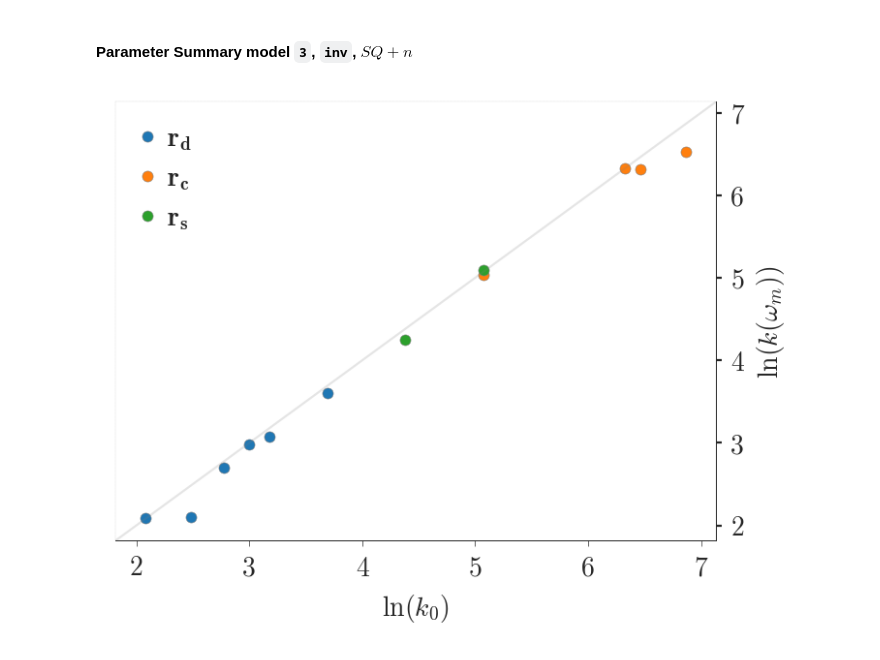
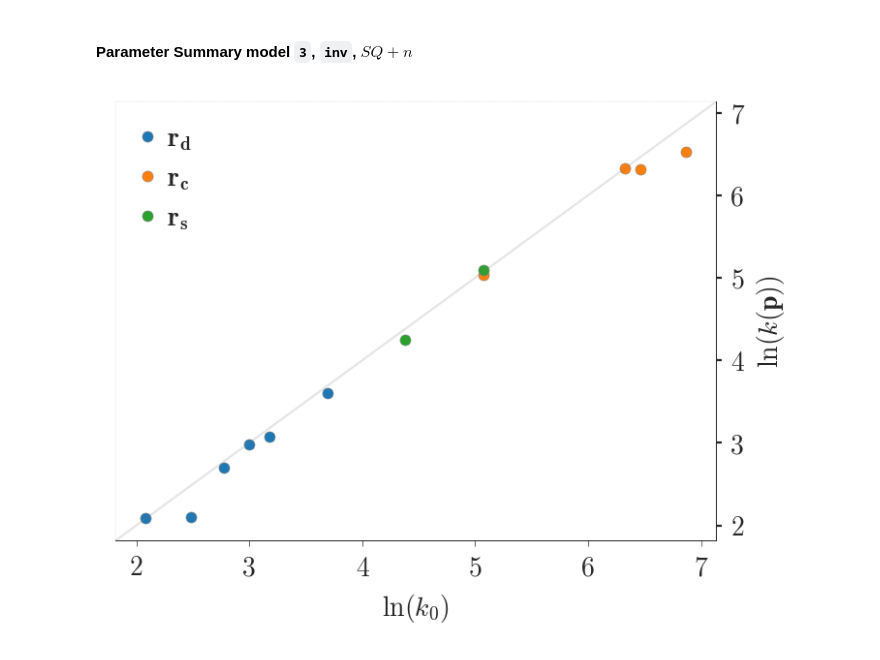
Before and after one commit to gusmaogabriels/kinn, a Jupyter notebook: paper/kinn_plotsgen_reg.ipynb, the cells around one changed output. Saved outputs shown, nothing was run; the diff lists cells and outputs as text; code cells hidden in the pictures.

```diff
--- a/paper/kinn_plotsgen_reg.ipynb
+++ b/paper/kinn_plotsgen_reg.ipynb
@@ -948,7 +947,7 @@ for addon in addons:
         ax.set_xlabel('Model Error, $log(\mathbf{j_m})$')
         ax2.set_ylabel('Correlation Coefficient\nKinetic Parameters',c=c2)
 
-        axp.set_ylabel('$\omega_m$, Training')
-        axp.set_xlabel('$\omega_m$, Ground Truth')
+        axp.set_ylabel('$\mathbf{p}$, Training')
+        axp.set_xlabel('$\mathbf{p}$, Ground Truth')
         plt.tight_layout()
 # %% [output]
@@ -1019,7 +1018,7 @@ for addon in addons:
         ax.set_xlabel('Model Error, $log(\mathbf{j_m})$')
         ax2.set_ylabel('Correlation Coefficient\nKinetic Parameters',c=c2)
 
-        axp.set_ylabel('$\omega_m$, Training')
-        axp.set_xlabel('$\omega_m$, Ground Truth')
+        axp.set_ylabel('$\mathbf{p}$, Training')
+        axp.set_xlabel('$\mathbf{p}$, Ground Truth')
         plt.tight_layout()
 # %% [output]
@@ -1376,7 +1375,7 @@ for a, mkm in enumerate(mkms): # MKMs
             ax.set_xlim(newbounds)
             ax.set_ylim(newbounds)
             if  n == 2 or (a==0 and n==1):
-                ax.set_ylabel('$\ln(k(\omega_m))$')
+                ax.set_ylabel('$\ln(k(\mathbf{p}))$')
             ax.set_xlabel('$\ln(k_0)$')
             ax.xaxis.set_ticks_position('bottom')
             if n > 0:
@@ -2356,32 +2355,32 @@ fig, axs = plt.subplots(1,1,figsize=[4,3],dpi=200)
 
 plt.plot(jnp.log(p0[:6]),pf[0,:6],'.',ms=8,label=r'$\mathbf{r_d}$',mec='grey',mew=0.2)
 plt.plot(jnp.log(jnp.concatenate((p0[6:8],p0[-2:]))),jnp.concatenate((pf[0,6:8],pf[0,-2:])),'.',ms=8,label=r'$\mathbf{r_c}$',mec='grey',mew=0.2)
 plt.plot(jnp.log(p0[8:10]),pf[0,8:10],'.',ms=8,label=r'$\mathbf{r_s}$',mec='grey',mew=0.2)
 
 plt.legend()
 
 bounds = list(axs.get_xbound())+list(axs.get_ybound())
 newbounds = [min(bounds)-0.025,max(bounds)+0.025]
 L = 10
 axs.plot([-L,L],[-L,L],'-',lw=0.8,alpha=0.2,color='grey')
 
 for _ in [axs]:
     for ax in [_]:
         [i.set_linewidth(0.35)  for i in ax.spines.values()];
         plt.setp(ax.get_xticklabels(), visible=True)
 
 axs.set_xlim(newbounds)
 axs.set_ylim(newbounds)
-axs.set_ylabel('$\ln(k(\omega_m))$')
+axs.set_ylabel('$\ln(k(\mathbf{p}))$')
 axs.set_xlabel('$\ln(k_0)$')
 axs.xaxis.set_ticks_position('bottom')
 axs.yaxis.set_ticks_position('right')
 axs.yaxis.set_label_position('right')
 axs.spines['top'].set_linestyle("dashed")
 axs.spines['top'].set_linewidth(0.025)
 axs.spines['left'].set_linestyle("dashed")
 axs.spines['left'].set_linewidth(0.025)
 
 plt.savefig('latex_reg/figures/reg_results_noise.pdf',dpi=300,bbox_inches='tight')
 # %% [output]
-[figure, old version]
+[figure, new version]
```
Also changed, not shown: parts of 5 cells of this notebook, 1 other file.
